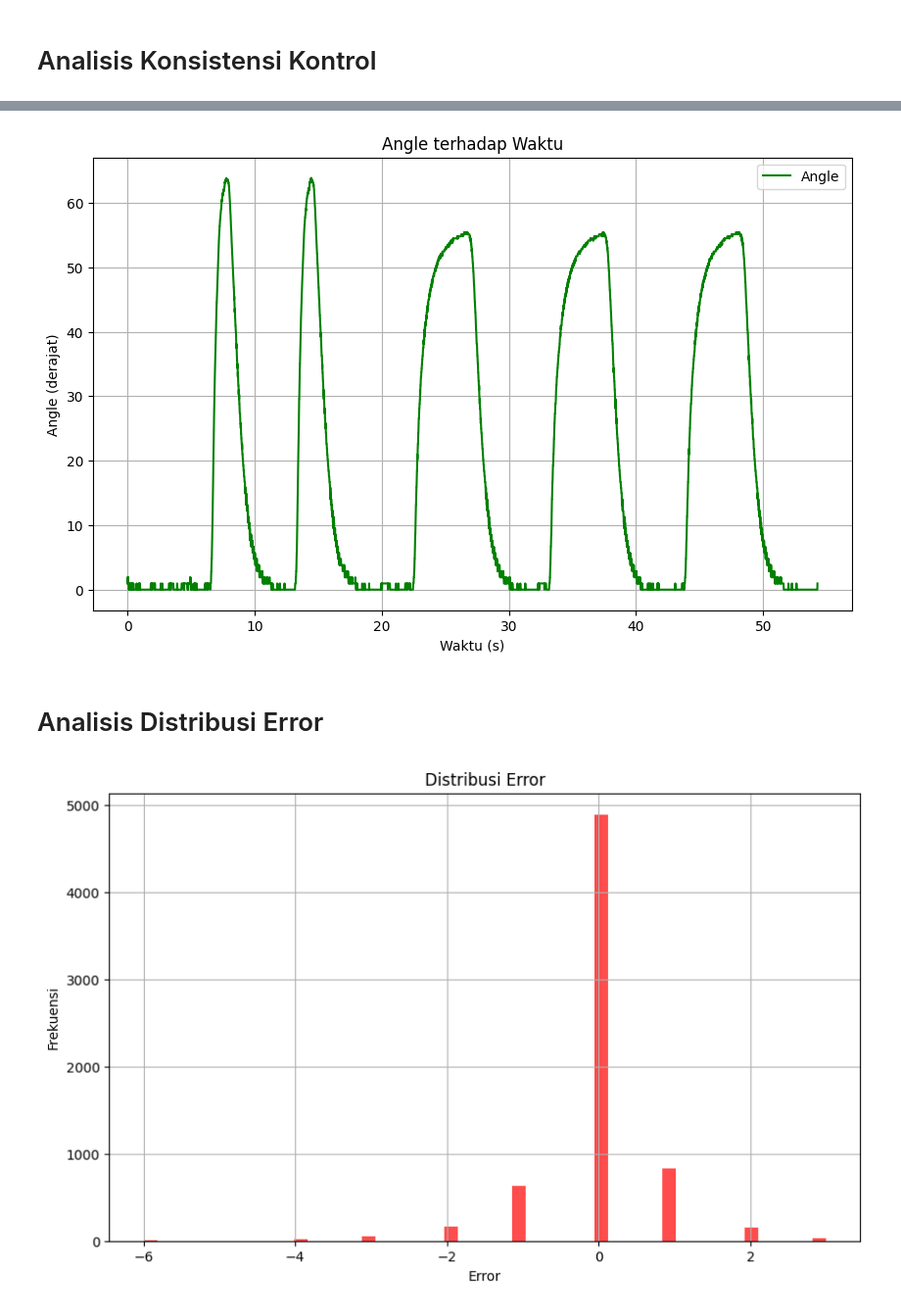
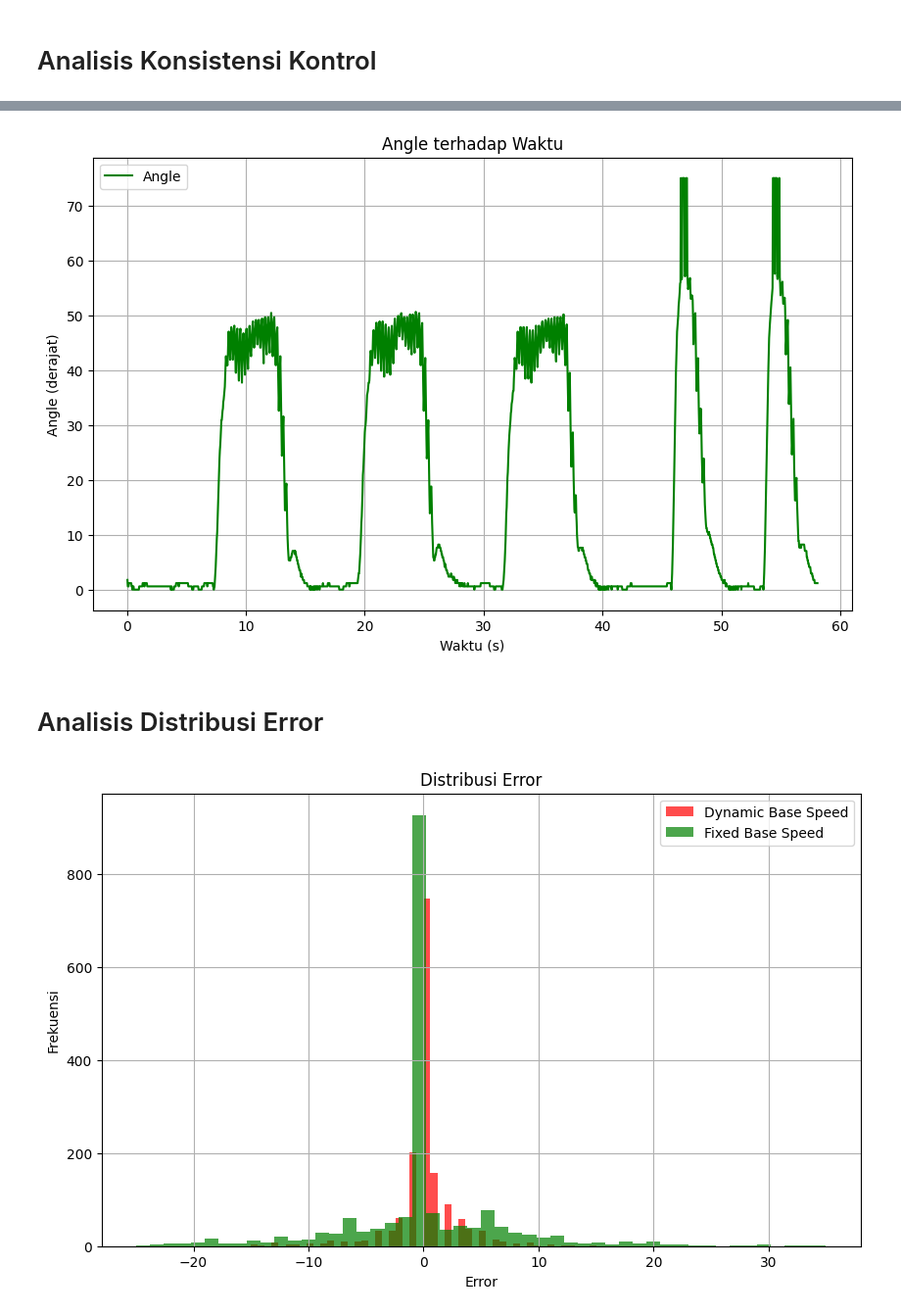
Before and after one commit to 2black0/Line-Follower-Computer-Vision-Webots, a Jupyter notebook: controllers/robot_controller/result-analysis.ipynb, the cells around one changed output, grey strips where cells are left out. Shown at 98% size. Cells and saved outputs as stored; diff of their text form; code cells hidden in the pictures.

```diff
--- a/controllers/robot_controller/result-analysis.ipynb
+++ b/controllers/robot_controller/result-analysis.ipynb
@@ -3,8 +3,10 @@ import pandas as pd
 import matplotlib.pyplot as plt
 # %%
 # Baca data dari file CSV
-file_path = 'output.csv'  # Ganti dengan path ke file CSV Anda
-data = pd.read_csv(file_path)
+file_path1 = 'output_arena1_base&delta.csv'  # Ganti dengan path ke file CSV Anda
+file_path2 = 'output_arena1_delta.csv'
+data1 = pd.read_csv(file_path1)
+data2 = pd.read_csv(file_path2)
 # %% [markdown]
 # Visualisasi Perjalanan Robot
 # %%
@@ -253,16 +261,18 @@ plt.legend()
 plt.grid(True)
 plt.show()
 # %% [output]
-[figure, old version]
+[figure, new version]
 # %% [markdown]
 # Analisis Distribusi Error
 # %%
 plt.figure(figsize=(10, 6))
-plt.hist(data['Error'], bins=50, color='r', alpha=0.7)
+plt.hist(data1['Error'], bins=50, color='r', alpha=0.7, label='Dynamic Base Speed')
+plt.hist(data2['Error'], bins=50, color='g', alpha=0.7, label='Fixed Base Speed')
 plt.title('Distribusi Error')
 plt.xlabel('Error')
 plt.ylabel('Frekuensi')
+plt.legend()
 plt.grid(True)
 plt.show()
 # %% [output]
-[figure, old version]
+[figure, new version]
```
Also changed, not shown: parts of 17 cells of this notebook, 25 other files.
